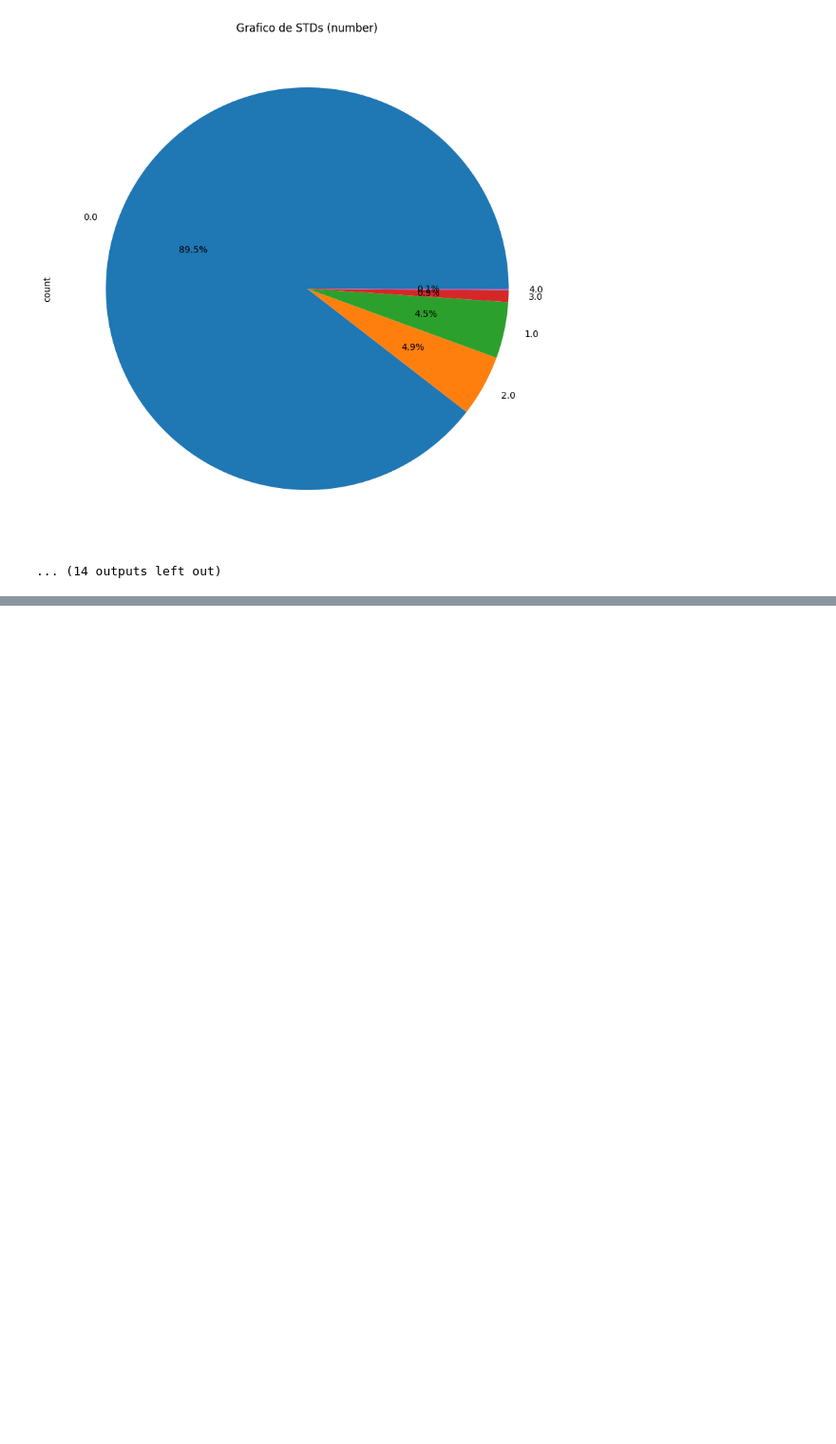
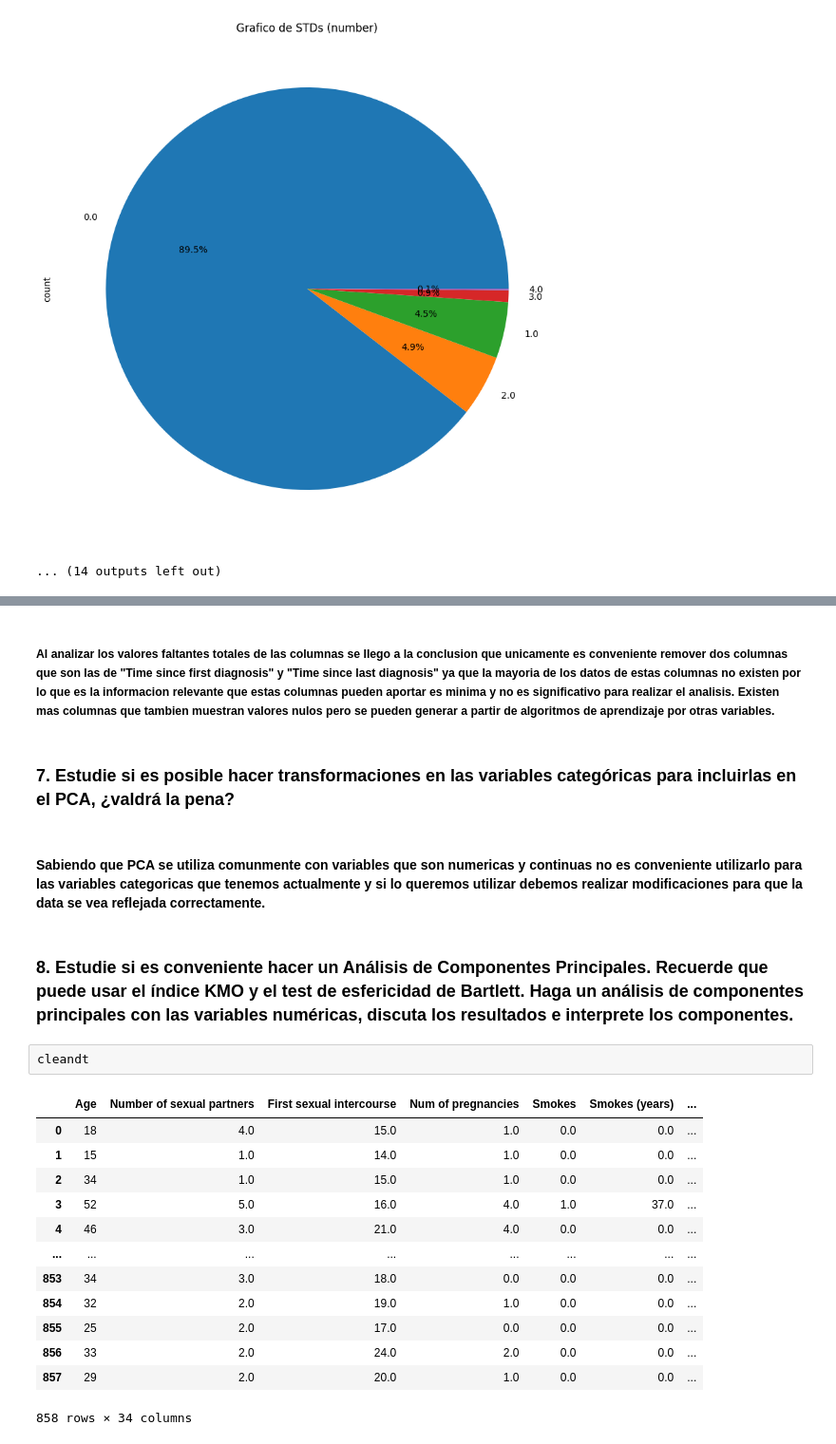
Before and after one commit to esc20936/Lab1_DataScience, a Jupyter notebook: main.ipynb, the cells around one changed output, grey strips where cells are left out. Shown at 95% size. Saved outputs shown, nothing was run; the diff lists cells and outputs as text; blank space fills up the shorter version.

```diff
--- a/main.ipynb
+++ b/main.ipynb
@@ -324,0 +446,24 @@ for i in columnsCategory:
+# %% [markdown]
+##### Al analizar los valores faltantes totales de las columnas se llego a la conclusion que  unicamente es conveniente remover dos columnas que son las de "Time since first diagnosis" y "Time since last diagnosis" ya que la mayoria de los datos de estas columnas no existen por lo que es la informacion relevante que estas columnas pueden aportar es minima y no es significativo para realizar el analisis. Existen mas columnas que tambien muestran valores nulos pero se pueden generar a partir de algoritmos de aprendizaje por otras variables.
+# %% [markdown]
+### 7. Estudie si es posible hacer transformaciones en las variables categóricas para incluirlas en el PCA, ¿valdrá la pena?
+# %% [markdown]
+#### Sabiendo que PCA se utiliza comunmente con variables que son numericas y continuas no es conveniente utilizarlo para las variables categoricas que tenemos actualmente y si lo queremos utilizar debemos realizar modificaciones para que la data se vea reflejada correctamente.
+# %% [markdown]
+### 8. Estudie si es conveniente hacer un Análisis de Componentes Principales. Recuerde que puede usar el índice KMO y el test de esfericidad de Bartlett. Haga un análisis de componentes principales con las variables numéricas, discuta los resultados e interprete los componentes.
+# %%
+cleandt
+# %% [output]
+|  | Age | Number of sexual partners | First sexual intercourse | Num of pregnancies | Smokes | Smokes (years) | ... |
+| 0 | 18 | 4.0 | 15.0 | 1.0 | 0.0 | 0.0 | ... |
+| 1 | 15 | 1.0 | 14.0 | 1.0 | 0.0 | 0.0 | ... |
+| 2 | 34 | 1.0 | 15.0 | 1.0 | 0.0 | 0.0 | ... |
+| 3 | 52 | 5.0 | 16.0 | 4.0 | 1.0 | 37.0 | ... |
+| 4 | 46 | 3.0 | 21.0 | 4.0 | 0.0 | 0.0 | ... |
+| ... | ... | ... | ... | ... | ... | ... | ... |
+| 853 | 34 | 3.0 | 18.0 | 0.0 | 0.0 | 0.0 | ... |
+| 854 | 32 | 2.0 | 19.0 | 1.0 | 0.0 | 0.0 | ... |
+| 855 | 25 | 2.0 | 17.0 | 0.0 | 0.0 | 0.0 | ... |
+| 856 | 33 | 2.0 | 24.0 | 2.0 | 0.0 | 0.0 | ... |
+| 857 | 29 | 2.0 | 20.0 | 1.0 | 0.0 | 0.0 | ... |
+858 rows × 34 columns
```
Also changed, not shown: parts of 12 cells of this notebook.
